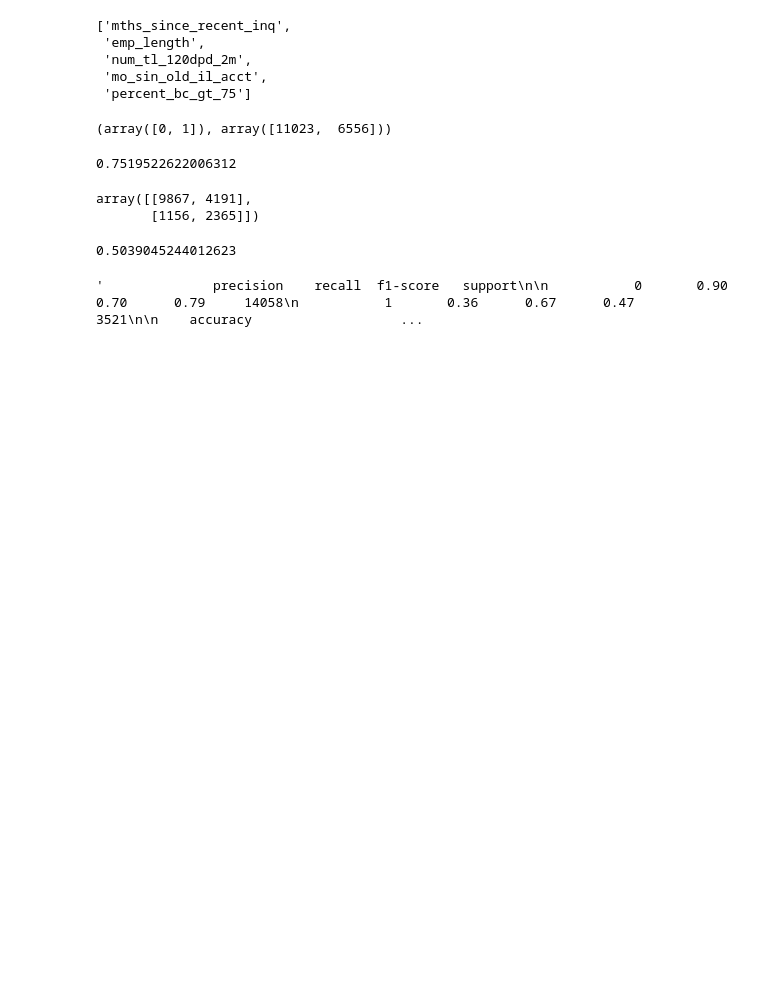
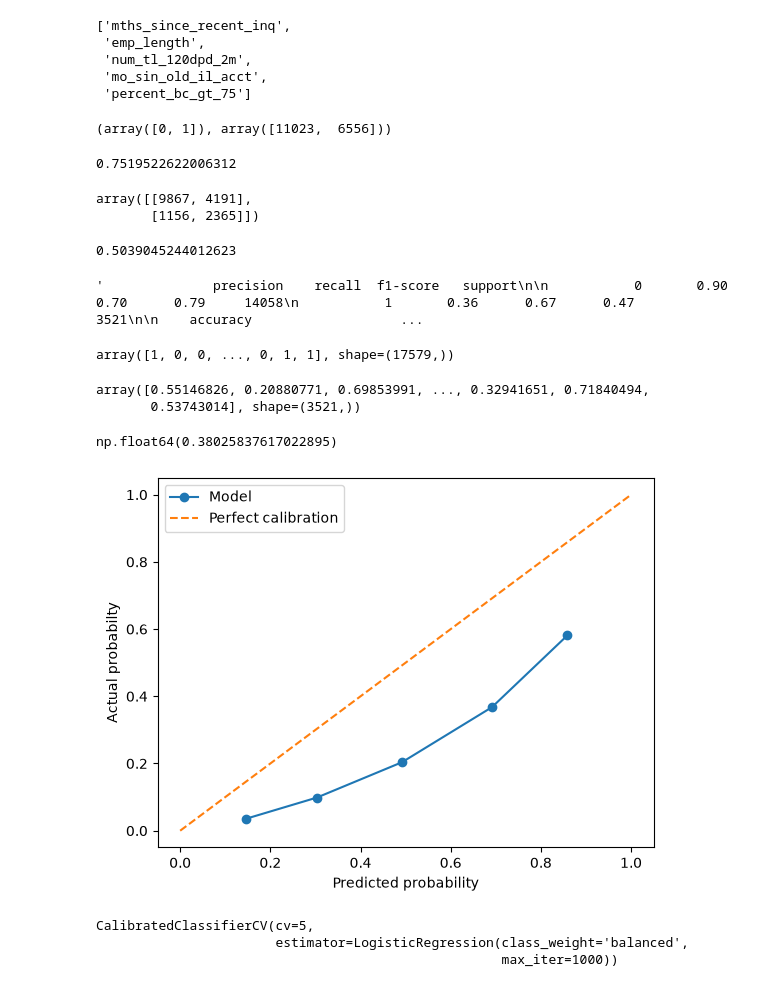
Before and after one commit to YAbukhovich/credit-risk-scoring-model, a Jupyter notebook: notebooks/02_modeling.ipynb, the cells around one changed output. Cells and saved outputs as stored; diff of their text form; code cells hidden in the pictures; blank space fills up the shorter version.

Commit message:
Add probability calibration with CalibratedClassifierCV, fix miscalibration from class_weight

```diff
--- a/notebooks/02_modeling.ipynb
+++ b/notebooks/02_modeling.ipynb
@@ -77,3 +78,14 @@ from sklearn.metrics import classification_report
 classification_report(y_test,y_pred)
 # %% [output]
 '              precision    recall  f1-score   support\n\n           0       0.90      0.70      0.79     14058\n           1       0.36      0.67      0.47      3521\n\n    accuracy                   ...
+# %%
+y_pred
+# %% [output]
+array([1, 0, 0, ..., 0, 1, 1], shape=(17579,))
+# %%
+from scipy.stats import ks_2samp
+proba_default = y_pred_proba[y_test == 1, 1]
+proba_default
+# %% [output]
+array([0.55146826, 0.20880771, 0.69853991, ..., 0.32941651, 0.71840494,
+       0.53743014], shape=(3521,))
@@ -79,0 +95,25 @@ classification_report(y_test,y_pred)
+# %%
+ks_stat
+# %% [output]
+np.float64(0.38025837617022895)
+# %%
+from sklearn.calibration import calibration_curve
+import matplotlib.pyplot as plt
+prob_true, prob_pred = calibration_curve(y_test,y_pred_proba[:, 1])
+plt.plot(prob_pred,prob_true,marker='o', label='Model')
+plt.plot([0,1],[0,1],linestyle="--",label = 'Perfect calibration')
+plt.xlabel('Predicted probability')
+plt.ylabel('Actual probabilty')
+plt.legend()
+plt.show()
+# %% [output]
+[figure, added]
+# %%
+from sklearn.calibration import CalibratedClassifierCV
+estimator = LogisticRegression(class_weight='balanced',max_iter=1000)
+calibrated_model = CalibratedClassifierCV(estimator=estimator,method = 'sigmoid',cv=5)
+calibrated_model.fit(X_train, y_train)
+# %% [output]
+CalibratedClassifierCV(cv=5,
+                       estimator=LogisticRegression(class_weight='balanced',
+                                                    max_iter=1000))
```
Also changed, not shown: parts of 4 cells of this notebook.
